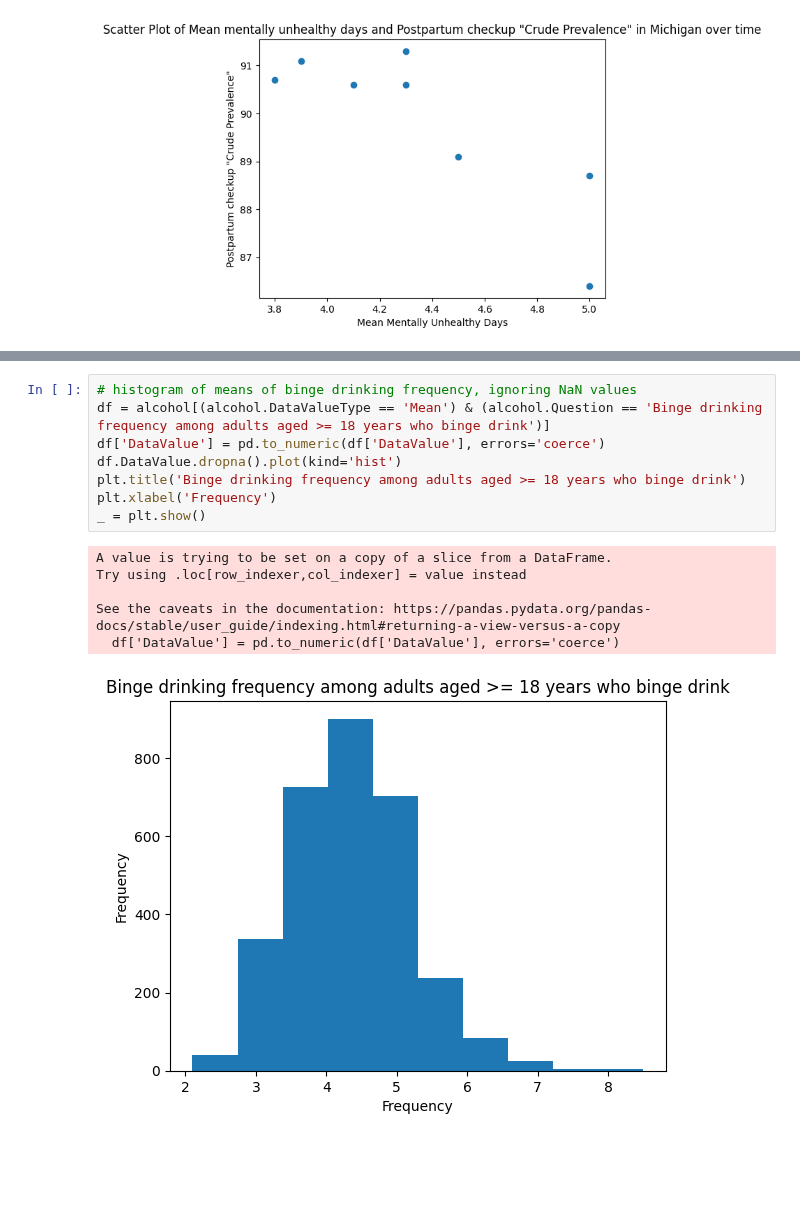
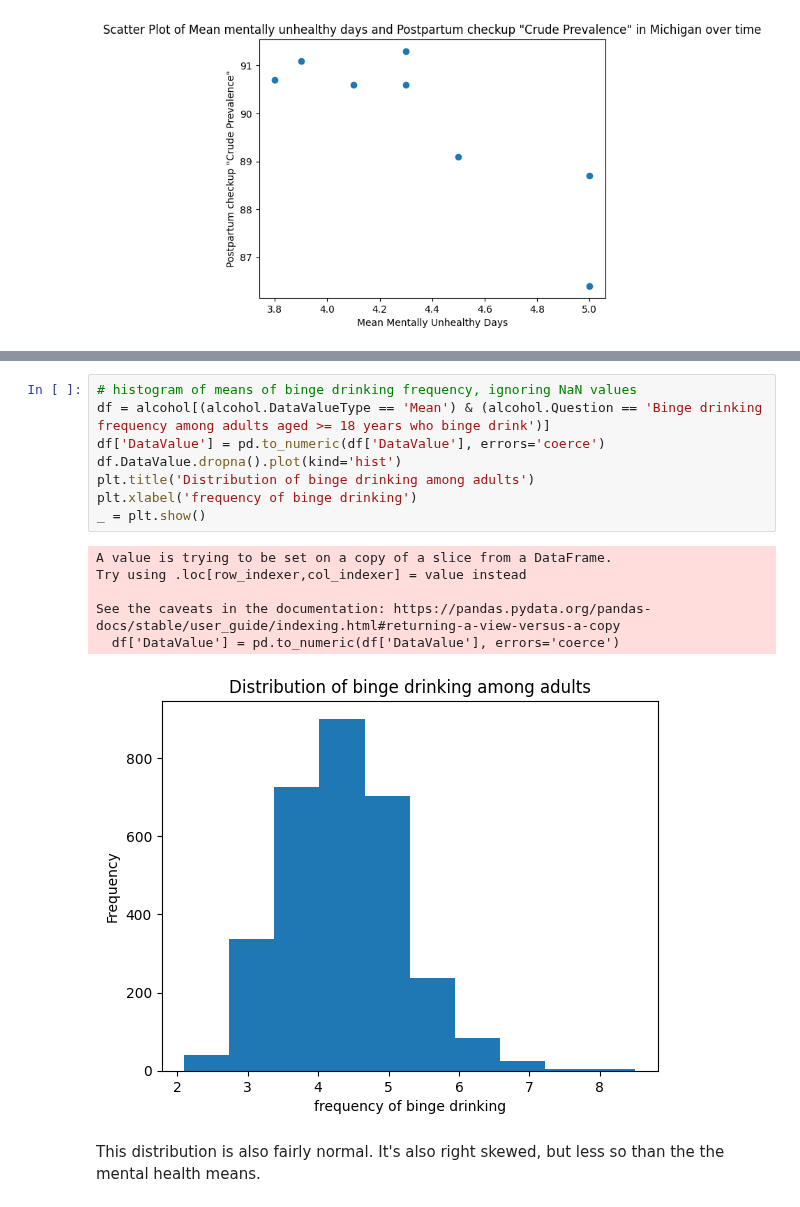
Before and after one commit to jrmcmill/618-project, a Jupyter notebook: JMproject-description.ipynb, the cells around one changed output, grey strips where cells are left out. Cells and saved outputs as stored; diff of their text form; blank space fills up the shorter version.

```diff
--- a/JMproject-description.ipynb
+++ b/JMproject-description.ipynb
@@ -412,18 +437,20 @@ _ = mental_health[mental_health.DataValueType == 'Mean'].DataValue.plot(kind='hi
 # %%
 # histogram of means of binge drinking frequency, ignoring NaN values
 df = alcohol[(alcohol.DataValueType == 'Mean') & (alcohol.Question == 'Binge drinking frequency among adults aged >= 18 years who binge drink')]
 df['DataValue'] = pd.to_numeric(df['DataValue'], errors='coerce')
 df.DataValue.dropna().plot(kind='hist')
-plt.title('Binge drinking frequency among adults aged >= 18 years who binge drink')
-plt.xlabel('Frequency')
+plt.title('Distribution of binge drinking among adults')
+plt.xlabel('frequency of binge drinking')
 _ = plt.show()
 # %% [output]
 A value is trying to be set on a copy of a slice from a DataFrame.
 Try using .loc[row_indexer,col_indexer] = value instead
 
 See the caveats in the documentation: https://pandas.pydata.org/pandas-docs/stable/user_guide/indexing.html#returning-a-view-versus-a-copy
   df['DataValue'] = pd.to_numeric(df['DataValue'], errors='coerce')
-[figure, old version]
+[figure, new version]
+# %% [markdown]
+This distribution is also fairly normal. It's also right skewed, but less so than the the mental health means.
 # %%
 # histogram of crude prevalence of postpartum checkup
 df = reproductive_health[(reproductive_health.DataValueType == 'Crude Prevalence') & (reproductive_health.Question == 'Postpartum checkup')]
```
Also changed, not shown: parts of 39 cells of this notebook.
